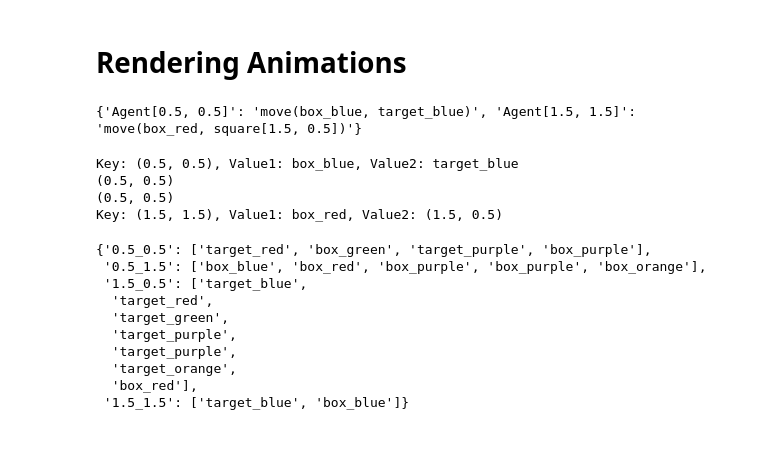
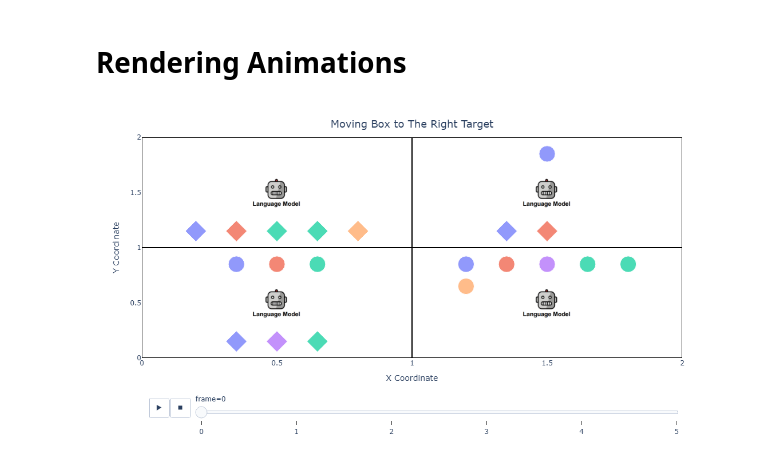
Before and after one commit to KevinBian107/RPLH, a Jupyter notebook: demos/render.ipynb, the cells around one changed output. Cells and saved outputs as stored; diff of their text form; code cells hidden in the pictures.

Commit message:
render_animation

```diff
--- a/demos/render.ipynb
+++ b/demos/render.ipynb
@@ -156,21 +96,4 @@ def render_animation(pg_dict_input, action_list):
-# %%
-print(action_0)
-# %% [output]
-{'Agent[0.5, 0.5]': 'move(box_blue, target_blue)', 'Agent[1.5, 1.5]': 'move(box_red, square[1.5, 0.5])'}
-# %%
-action_from_response(pg_state_0, action_0)[1]
-# %% [output]
-Key: (0.5, 0.5), Value1: box_blue, Value2: target_blue
-(0.5, 0.5)
-(0.5, 0.5)
-Key: (1.5, 1.5), Value1: box_red, Value2: (1.5, 0.5)
-{'0.5_0.5': ['target_red', 'box_green', 'target_purple', 'box_purple'],
- '0.5_1.5': ['box_blue', 'box_red', 'box_purple', 'box_purple', 'box_orange'],
- '1.5_0.5': ['target_blue',
-  'target_red',
-  'target_green',
-  'target_purple',
-  'target_purple',
-  'target_orange',
-  'box_red'],
- '1.5_1.5': ['target_blue', 'box_blue']}
+# %%
+render_animate(box_map, action_list[0], num_frames = 5)
+# %% [output]
+[figure, added]
```
Also changed, not shown: parts of 7 cells of this notebook, 1 other file.
